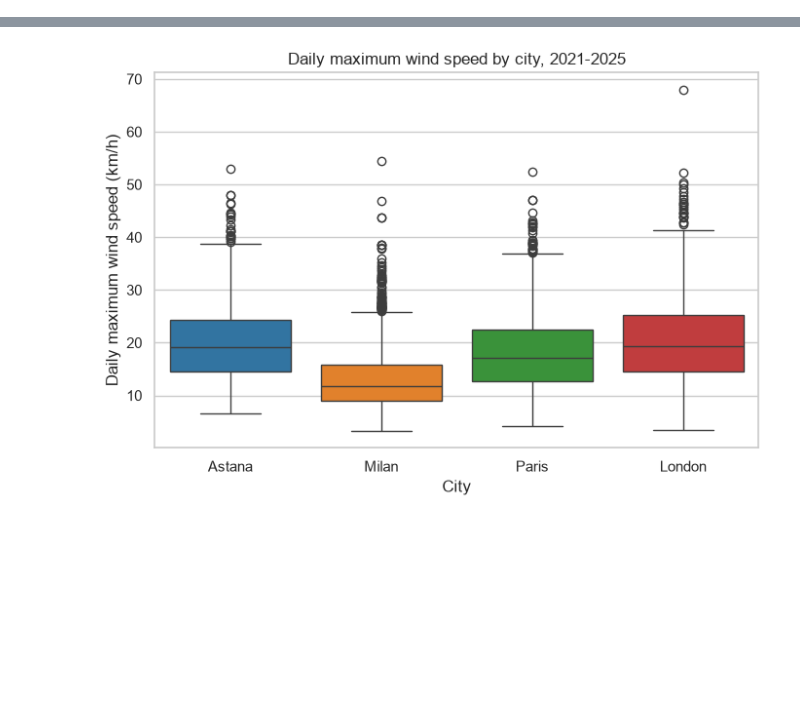
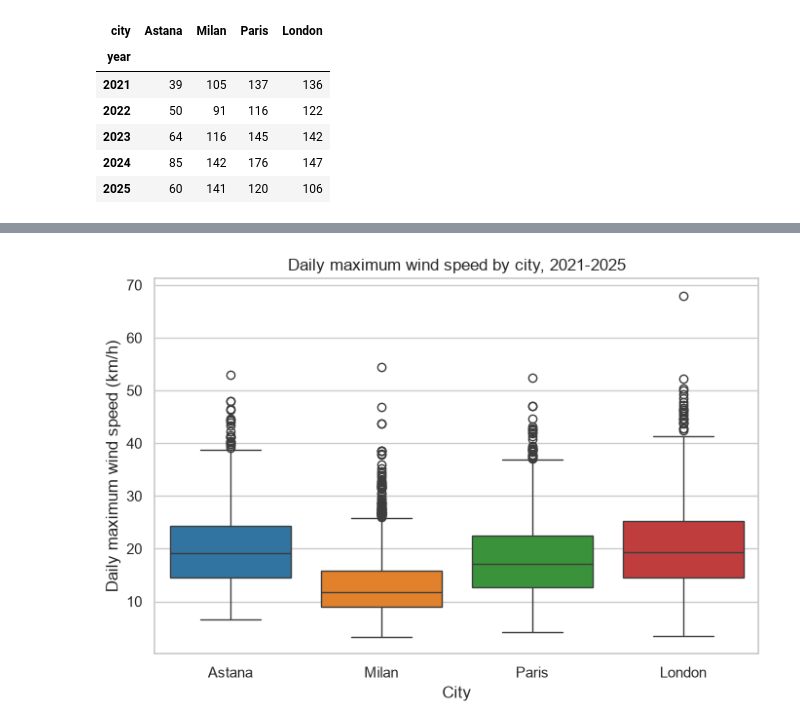
Before and after one commit to marlesulydan/Weather-data-analysis-, a Jupyter notebook: notebooks/weather_analysis.ipynb, the cells around one changed output, grey strips where cells are left out. Cells and saved outputs as stored; diff of their text form; code cells hidden in the pictures; blank space fills up the shorter version.

```diff
--- a/notebooks/weather_analysis.ipynb
+++ b/notebooks/weather_analysis.ipynb
@@ -0,0 +14,17 @@
+# %%
+rainy_by_year = (
+    (weather["rain_sum"] >= 1.0)
+    .groupby([weather["city"], weather["year"]])
+    .sum()
+    .unstack("city")
+    .loc[:, CITY_ORDER]
+)
+rainy_by_year
+# %% [output]
+| city | Astana | Milan | Paris | London |
+| year |  |  |  |  |
+| 2021 | 39 | 105 | 137 | 136 |
+| 2022 | 50 | 91 | 116 | 122 |
+| 2023 | 64 | 116 | 145 | 142 |
+| 2024 | 85 | 142 | 176 | 147 |
+| 2025 | 60 | 141 | 120 | 106 |
```
Also changed, not shown: parts of 12 cells of this notebook.
